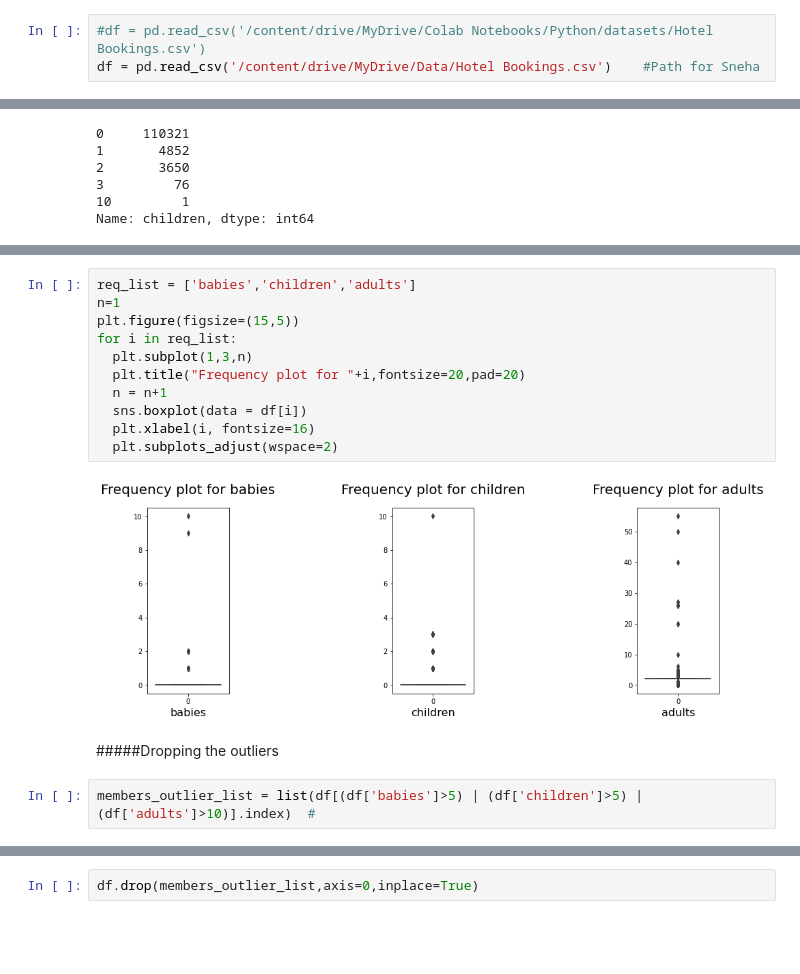
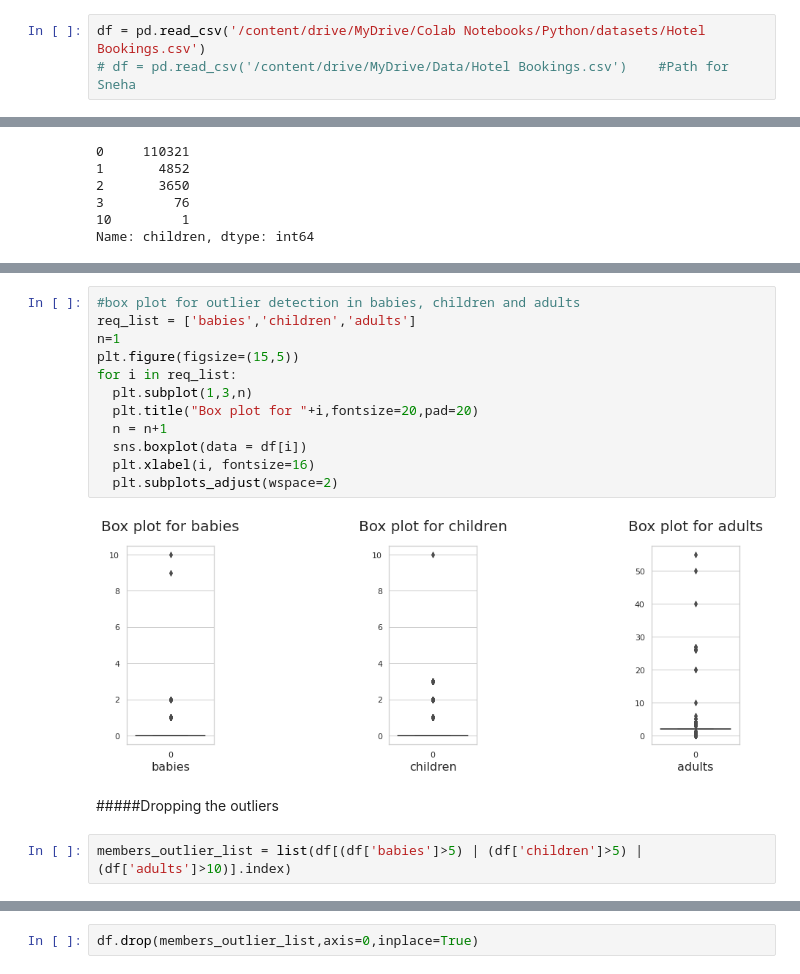
Before and after one commit to AnkitPatel745/Hotel-Booking-Analysis---Capstone-Project, a Jupyter notebook: Hotel_Booking_Analysis_Capstone_Project.ipynb, the cells around one changed output, grey strips where cells are left out. Drawn from its saved outputs; the diff is of its cells as text; blank space fills up the shorter version.

Commit message:
Data Visualization Part-3

```diff
--- a/Hotel_Booking_Analysis_Capstone_Project.ipynb
+++ b/Hotel_Booking_Analysis_Capstone_Project.ipynb
@@ -26,6 +26,6 @@ Mounted at /content/drive
 # %%
-#df = pd.read_csv('/content/drive/MyDrive/Colab Notebooks/Python/datasets/Hotel Bookings.csv')
-df = pd.read_csv('/content/drive/MyDrive/Data/Hotel Bookings.csv')    #Path for Sneha
+df = pd.read_csv('/content/drive/MyDrive/Colab Notebooks/Python/datasets/Hotel Bookings.csv')
+# df = pd.read_csv('/content/drive/MyDrive/Data/Hotel Bookings.csv')    #Path for Sneha
 # %% [markdown]
 ##Data Exploration
 # %%
@@ -473,17 +477,18 @@ Name: children, dtype: int64
 # %%
+#box plot for outlier detection in babies, children and adults
 req_list = ['babies','children','adults']
 n=1
 plt.figure(figsize=(15,5))
 for i in req_list:
   plt.subplot(1,3,n)
-  plt.title("Frequency plot for "+i,fontsize=20,pad=20)
+  plt.title("Box plot for "+i,fontsize=20,pad=20)
   n = n+1
   sns.boxplot(data = df[i])
   plt.xlabel(i, fontsize=16)
   plt.subplots_adjust(wspace=2)
 # %% [output]
-[figure, old version]
+[figure, new version]
 # %% [markdown]
 #####Dropping the outliers
 # %%
-members_outlier_list = list(df[(df['babies']>5) | (df['children']>5) | (df['adults']>10)].index)  #
+members_outlier_list = list(df[(df['babies']>5) | (df['children']>5) | (df['adults']>10)].index)
```
Also changed, not shown: parts of 104 cells of this notebook.
